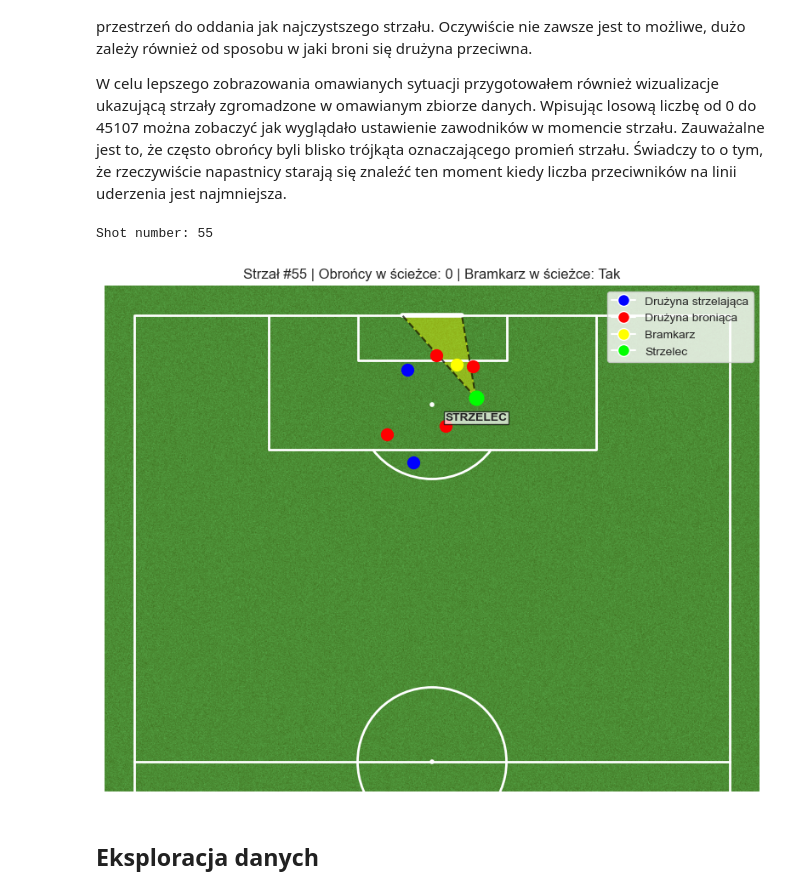
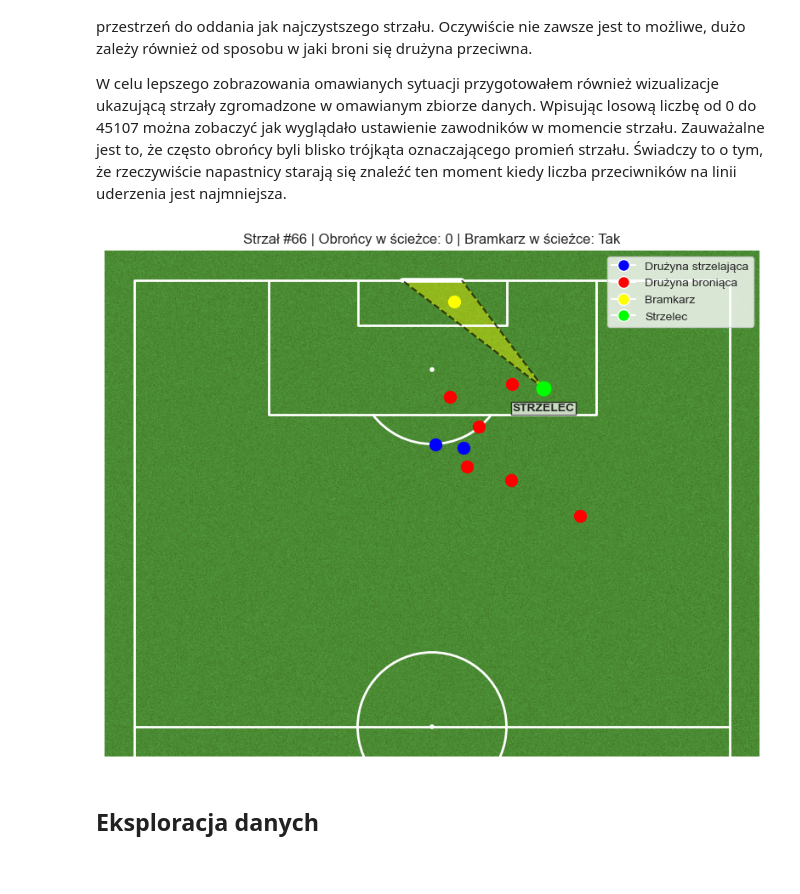
Before and after one commit to bsobkowicz1096/Football-xG-Predictor, a Jupyter notebook: xG_predictor.ipynb, the cells around one changed output. Drawn from its saved outputs; the diff is of its cells as text; code cells hidden in the pictures.

```diff
--- a/xG_predictor.ipynb
+++ b/xG_predictor.ipynb
@@ -528,7 +528,7 @@ Jak się okazuje zawodnicy atakujący przykładają dużą wagę do tego by cho
 W celu lepszego zobrazowania omawianych sytuacji przygotowałem również wizualizacje ukazującą strzały zgromadzone w omawianym zbiorze danych. Wpisując losową liczbę od 0 do 45107 można zobaczyć jak wyglądało ustawienie zawodników w momencie strzału. Zauważalne jest to, że często obrońcy byli blisko trójkąta oznaczającego promień strzału. Świadczy to o tym, że rzeczywiście napastnicy starają się znaleźć ten moment kiedy liczba  przeciwników na linii uderzenia jest najmniejsza.
 # %%
 # Indeks strzału do analizy
-n = int(input("Shot number: "))
+n = 66
 
 # Pobranie danych o ustawieniu zawodników z DataFrame
 freeze_frame = df_shots.loc[n, 'shot_freeze_frame']
@@ -570,35 +570,34 @@ if striker_x >= 60:
     ax.plot(striker_y, striker_x, 'o', markersize=12, color='lime', zorder=4)
     ax.text(striker_y, striker_x - 3, f"STRZELEC", ha='center', fontsize=10, fontweight='bold',
             bbox=dict(facecolor='white', alpha=0.7, edgecolor='black', pad=1), zorder=5)
 
     # Linie strzału
     ax.plot([striker_y, goal_left[1]], [striker_x, goal_left[0]], 'k--', alpha=0.7, zorder=1)
     ax.plot([striker_y, goal_right[1]], [striker_x, goal_right[0]], 'k--', alpha=0.7, zorder=1)
 
     # Trójkąt strzału
     triangle = plt.Polygon(
         [[striker_y, striker_x], [goal_left[1], goal_left[0]], [goal_right[1], goal_right[0]]],
         alpha=0.4, color='yellow', zorder=0
     )
     ax.add_patch(triangle)
 
 title = f"Strzał #{n} | Obrońcy w ścieżce: {defenders_count} | Bramkarz w ścieżce: {'Tak' if goalkeeper_in_path == 1 else 'Nie'}"
 ax.set_title(title)
 
 # Legenda
 from matplotlib.lines import Line2D
 legend_elements = [
     Line2D([0], [0], marker='o', color='w', markerfacecolor='blue', markersize=10, label='Drużyna strzelająca'),
     Line2D([0], [0], marker='o', color='w', markerfacecolor='red', markersize=10, label='Drużyna broniąca'),
     Line2D([0], [0], marker='o', color='w', markerfacecolor='yellow', markersize=10, label='Bramkarz'),
     Line2D([0], [0], marker='o', color='w', markerfacecolor='lime', markersize=10, label='Strzelec')
 ]
 ax.legend(handles=legend_elements, loc='upper right')
 plt.tight_layout()
 plt.show()
 # %% [output]
-Shot number: 55
-[figure, old version]
+[figure, new version]
 # %% [markdown]
 ## Eksploracja danych
 # %% [markdown]
```
Also changed, not shown: parts of 12 cells of this notebook, 2 other files.
